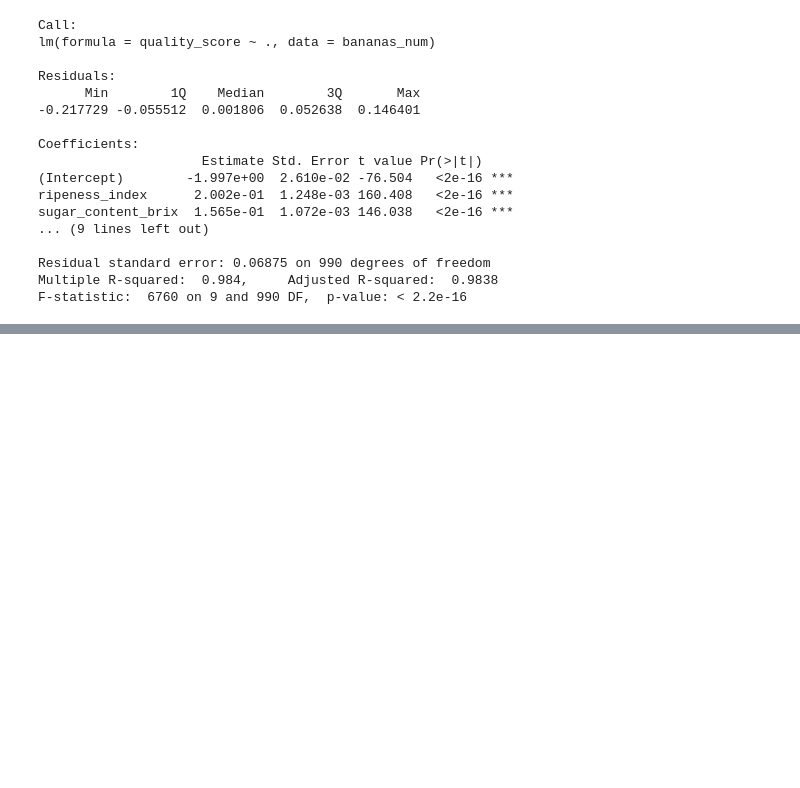
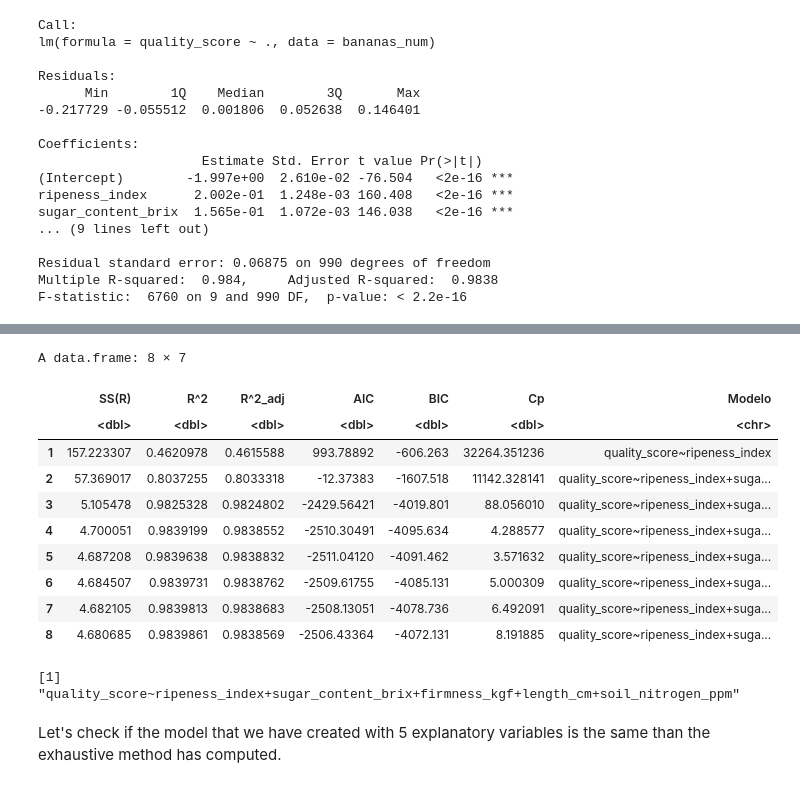
Before and after one commit to CarlosFOL/Bananas_Analysis, a Jupyter notebook: notebooks/banana_analysis.ipynb, the cells around one changed output, grey strips where cells are left out. Cells and saved outputs as stored; diff of their text form; code cells hidden in the pictures; blank space fills up the shorter version.

```diff
--- a/notebooks/banana_analysis.ipynb
+++ b/notebooks/banana_analysis.ipynb
@@ -164,0 +386,24 @@ Understanding this table is really important to know, because you can see which
+# %%
+# We need to pass a matrix that includes the features and reponse variable
+models_table <- search_best_model(dataset = bananas_num, response_idx = 1)
+models_table
+# %% [output]
+A data.frame: 8 × 7
+|  | SS(R) | R^2 | R^2_adj | AIC | BIC | Cp | Modelo |
+|  | <dbl> | <dbl> | <dbl> | <dbl> | <dbl> | <dbl> | <chr> |
+| 1 | 157.223307 | 0.4620978 | 0.4615588 | 993.78892 | -606.263 | 32264.351236 | quality_score~ripeness_index |
+| 2 | 57.369017 | 0.8037255 | 0.8033318 | -12.37383 | -1607.518 | 11142.328141 | quality_score~ripeness_index+suga... |
+| 3 | 5.105478 | 0.9825328 | 0.9824802 | -2429.56421 | -4019.801 | 88.056010 | quality_score~ripeness_index+suga... |
+| 4 | 4.700051 | 0.9839199 | 0.9838552 | -2510.30491 | -4095.634 | 4.288577 | quality_score~ripeness_index+suga... |
+| 5 | 4.687208 | 0.9839638 | 0.9838832 | -2511.04120 | -4091.462 | 3.571632 | quality_score~ripeness_index+suga... |
+| 6 | 4.684507 | 0.9839731 | 0.9838762 | -2509.61755 | -4085.131 | 5.000309 | quality_score~ripeness_index+suga... |
+| 7 | 4.682105 | 0.9839813 | 0.9838683 | -2508.13051 | -4078.736 | 6.492091 | quality_score~ripeness_index+suga... |
+| 8 | 4.680685 | 0.9839861 | 0.9838569 | -2506.43364 | -4072.131 | 8.191885 | quality_score~ripeness_index+suga... |
+# %%
+# Get the model with 5 explanatory variables
+model_5 <- models_table[length(model2$coefficients)-1, ]
+model_5[, "Modelo"]
+# %% [output]
+[1] "quality_score~ripeness_index+sugar_content_brix+firmness_kgf+length_cm+soil_nitrogen_ppm"
+# %% [markdown]
+Let's check if the model that we have created with 5 explanatory variables is the same than the exhaustive method has computed.
```
Also changed, not shown: parts of 40 cells of this notebook, 2 other files.
